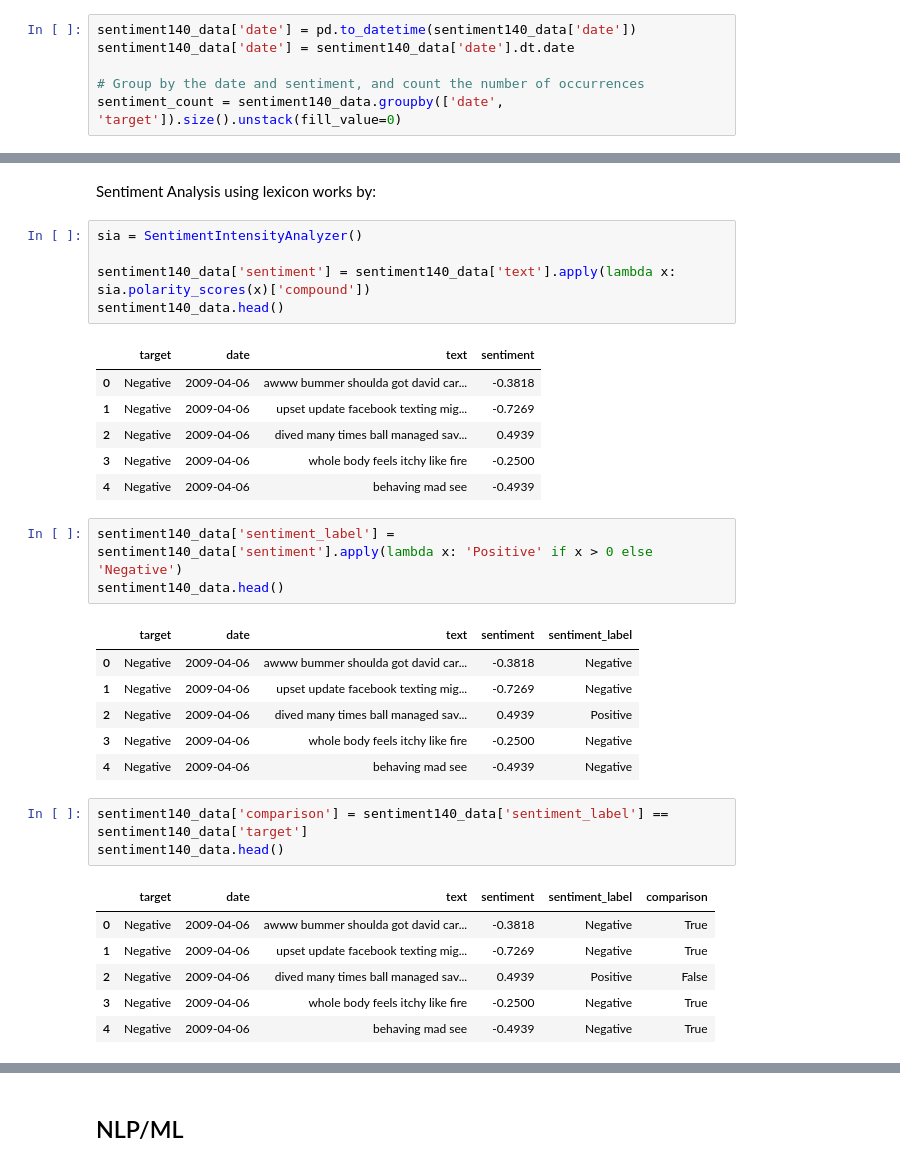
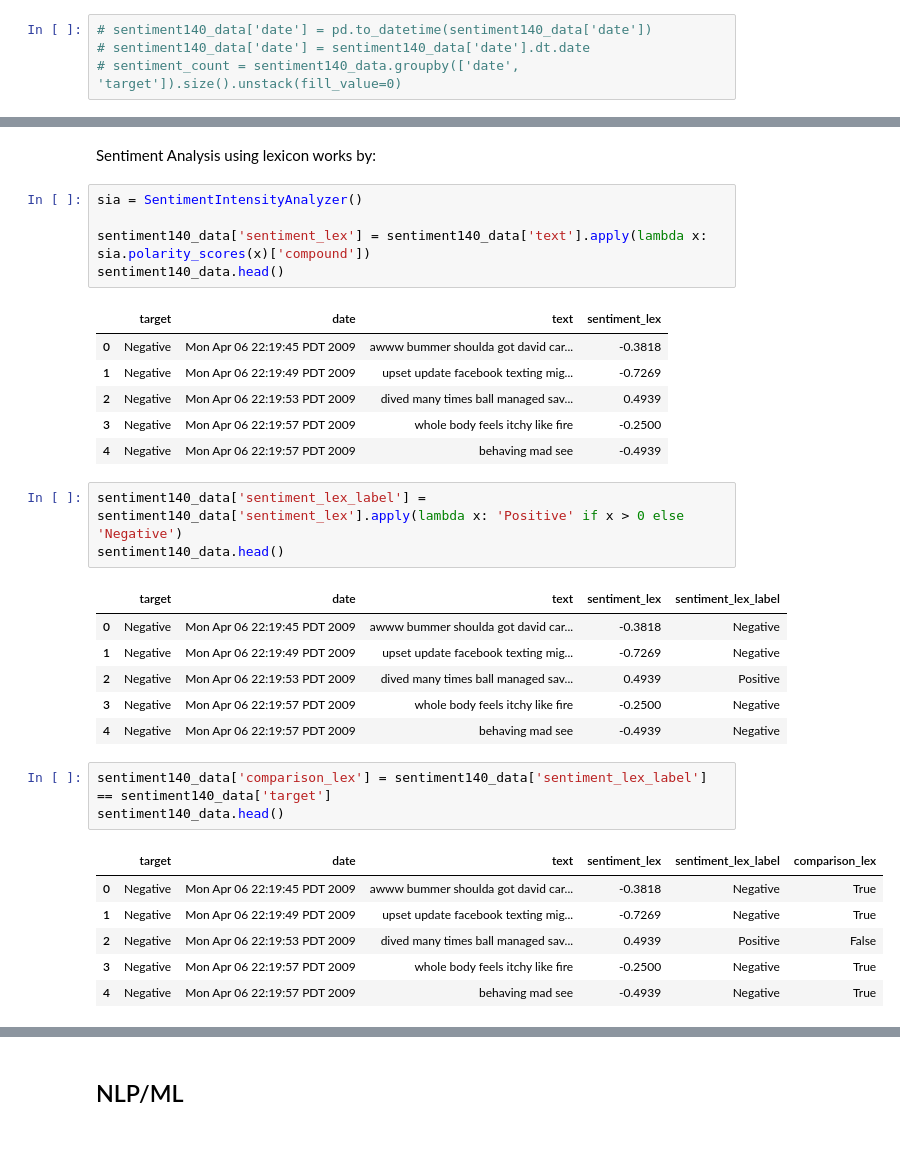
Before and after one commit to GarethFrederick/SentimentAnalysisProject, a Jupyter notebook: Sentiment_Analysis_Project.ipynb, the cells around one changed output, grey strips where cells are left out. Saved outputs shown, nothing was run; the diff lists cells and outputs as text.

```diff
--- a/Sentiment_Analysis_Project.ipynb
+++ b/Sentiment_Analysis_Project.ipynb
@@ -115,9 +115,7 @@ plt.title("Sentiment Data Distribution")
 Text(0.5, 1.0, 'Sentiment Data Distribution')
 [figure]
 # %%
-sentiment140_data['date'] = pd.to_datetime(sentiment140_data['date'])
-sentiment140_data['date'] = sentiment140_data['date'].dt.date
-
-# Group by the date and sentiment, and count the number of occurrences
-sentiment_count = sentiment140_data.groupby(['date', 'target']).size().unstack(fill_value=0)
+# sentiment140_data['date'] = pd.to_datetime(sentiment140_data['date'])
+# sentiment140_data['date'] = sentiment140_data['date'].dt.date
+# sentiment_count = sentiment140_data.groupby(['date', 'target']).size().unstack(fill_value=0)
 # %%
@@ -177,33 +172,33 @@ Sentiment Analysis using lexicon works by:
 # %%
 sia = SentimentIntensityAnalyzer()
 
-sentiment140_data['sentiment'] = sentiment140_data['text'].apply(lambda x: sia.polarity_scores(x)['compound'])
+sentiment140_data['sentiment_lex'] = sentiment140_data['text'].apply(lambda x: sia.polarity_scores(x)['compound'])
 sentiment140_data.head()
 # %% [output]
-|  | target | date | text | sentiment |
-| 0 | Negative | 2009-04-06 | awww bummer shoulda got david car... | -0.3818 |
-| 1 | Negative | 2009-04-06 | upset update facebook texting mig... | -0.7269 |
-| 2 | Negative | 2009-04-06 | dived many times ball managed sav... | 0.4939 |
-| 3 | Negative | 2009-04-06 | whole body feels itchy like fire | -0.2500 |
-| 4 | Negative | 2009-04-06 | behaving mad see | -0.4939 |
+|  | target | date | text | sentiment_lex |
+| 0 | Negative | Mon Apr 06 22:19:45 PDT 2009 | awww bummer shoulda got david car... | -0.3818 |
+| 1 | Negative | Mon Apr 06 22:19:49 PDT 2009 | upset update facebook texting mig... | -0.7269 |
+| 2 | Negative | Mon Apr 06 22:19:53 PDT 2009 | dived many times ball managed sav... | 0.4939 |
+| 3 | Negative | Mon Apr 06 22:19:57 PDT 2009 | whole body feels itchy like fire | -0.2500 |
+| 4 | Negative | Mon Apr 06 22:19:57 PDT 2009 | behaving mad see | -0.4939 |
 # %%
-sentiment140_data['sentiment_label'] = sentiment140_data['sentiment'].apply(lambda x: 'Positive' if x > 0 else 'Negative')
+sentiment140_data['sentiment_lex_label'] = sentiment140_data['sentiment_lex'].apply(lambda x: 'Positive' if x > 0 else 'Negative')
 sentiment140_data.head()
 # %% [output]
-|  | target | date | text | sentiment | sentiment_label |
-| 0 | Negative | 2009-04-06 | awww bummer shoulda got david car... | -0.3818 | Negative |
-| 1 | Negative | 2009-04-06 | upset update facebook texting mig... | -0.7269 | Negative |
-| 2 | Negative | 2009-04-06 | dived many times ball managed sav... | 0.4939 | Positive |
-| 3 | Negative | 2009-04-06 | whole body feels itchy like fire | -0.2500 | Negative |
-| 4 | Negative | 2009-04-06 | behaving mad see | -0.4939 | Negative |
+|  | target | date | text | sentiment_lex | sentiment_lex_label |
+| 0 | Negative | Mon Apr 06 22:19:45 PDT 2009 | awww bummer shoulda got david car... | -0.3818 | Negative |
+| 1 | Negative | Mon Apr 06 22:19:49 PDT 2009 | upset update facebook texting mig... | -0.7269 | Negative |
+| 2 | Negative | Mon Apr 06 22:19:53 PDT 2009 | dived many times ball managed sav... | 0.4939 | Positive |
+| 3 | Negative | Mon Apr 06 22:19:57 PDT 2009 | whole body feels itchy like fire | -0.2500 | Negative |
+| 4 | Negative | Mon Apr 06 22:19:57 PDT 2009 | behaving mad see | -0.4939 | Negative |
 # %%
-sentiment140_data['comparison'] = sentiment140_data['sentiment_label'] == sentiment140_data['target']
+sentiment140_data['comparison_lex'] = sentiment140_data['sentiment_lex_label'] == sentiment140_data['target']
 sentiment140_data.head()
 # %% [output]
-|  | target | date | text | sentiment | sentiment_label | comparison |
-| 0 | Negative | 2009-04-06 | awww bummer shoulda got david car... | -0.3818 | Negative | True |
-| 1 | Negative | 2009-04-06 | upset update facebook texting mig... | -0.7269 | Negative | True |
-| 2 | Negative | 2009-04-06 | dived many times ball managed sav... | 0.4939 | Positive | False |
-| 3 | Negative | 2009-04-06 | whole body feels itchy like fire | -0.2500 | Negative | True |
-| 4 | Negative | 2009-04-06 | behaving mad see | -0.4939 | Negative | True |
+|  | target | date | text | sentiment_lex | sentiment_lex_label | comparison_lex |
+| 0 | Negative | Mon Apr 06 22:19:45 PDT 2009 | awww bummer shoulda got david car... | -0.3818 | Negative | True |
+| 1 | Negative | Mon Apr 06 22:19:49 PDT 2009 | upset update facebook texting mig... | -0.7269 | Negative | True |
+| 2 | Negative | Mon Apr 06 22:19:53 PDT 2009 | dived many times ball managed sav... | 0.4939 | Positive | False |
+| 3 | Negative | Mon Apr 06 22:19:57 PDT 2009 | whole body feels itchy like fire | -0.2500 | Negative | True |
+| 4 | Negative | Mon Apr 06 22:19:57 PDT 2009 | behaving mad see | -0.4939 | Negative | True |
 # %%
```
Also changed, not shown: parts of 3 cells of this notebook.
